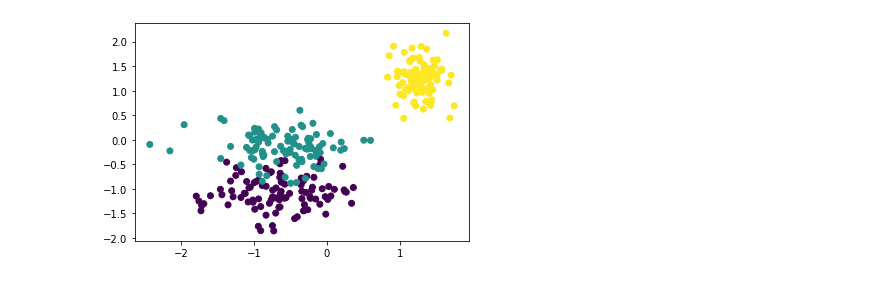
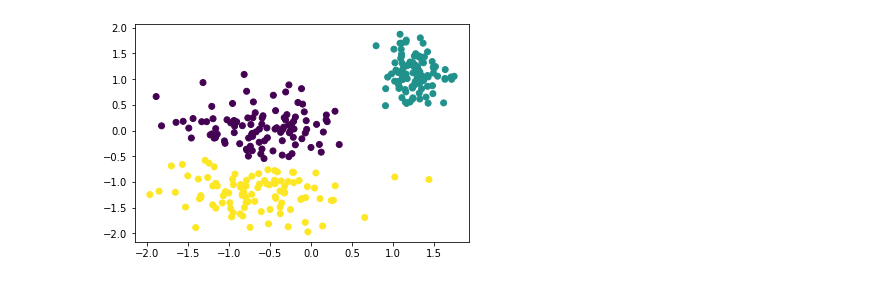
Before and after one commit to peisuke/ml-works, a Jupyter notebook: 8/8_1.ipynb, the cells around one changed output. Cells and saved outputs as stored; diff of their text form; code cells hidden in the pictures.

```diff
--- a/8/8_1.ipynb
+++ b/8/8_1.ipynb
@@ -6,8 +14,16 @@ import pandas as pd
 import matplotlib.pyplot as plt
 from sklearn import cluster, preprocessing, mixture
 # %%
-X1 = np.random.multivariate_normal([1, 0.3], [[0.07, 0], [0, 0.01]], 100)
-X2 = np.random.multivariate_normal([1, 0.6], [[0.07, 0], [0, 0.01]], 100)
+# シミュレーションデータの作成
+# ２つのクラスタが近い位置に隣接するようにする
+np.random.seed(2)
+X1 = np.random.multivariate_normal([1, 0.25], [[0.07, 0], [0, 0.01]], 100)
+X2 = np.random.multivariate_normal([1, 0.65], [[0.07, 0], [0, 0.01]], 100)
 X3 = np.random.multivariate_normal([2, 1], [[0.01, 0], [0, 0.01]], 100)
 Z = np.array([0] * 100 + [1] * 100 + [2] * 100)
 X = np.concatenate([X1, X2, X3])
+
+# データの正規化
+sc=preprocessing.StandardScaler()
+sc.fit(X)
+X_norm=sc.transform(X)
@@ -14,11 +52,6 @@ X = np.concatenate([X1, X2, X3])
 # %%
-sc=preprocessing.StandardScaler()
-sc.fit(X)
-X_norm=sc.transform(X)
-
-x=X_norm[:,0]
-y=X_norm[:,1]
-plt.scatter(x,y, c=Z)
+# GMMでは分布の形状も推論するため、k-meansよりも柔軟なクラスタリングが可能
+plt.scatter(x=X_norm[:,0], y=X_norm[:,1], c=z_gmm)
 plt.show()
 # %% [output]
-[figure, old version]
+[figure, new version]
```
Also changed, not shown: parts of 9 cells of this notebook.
